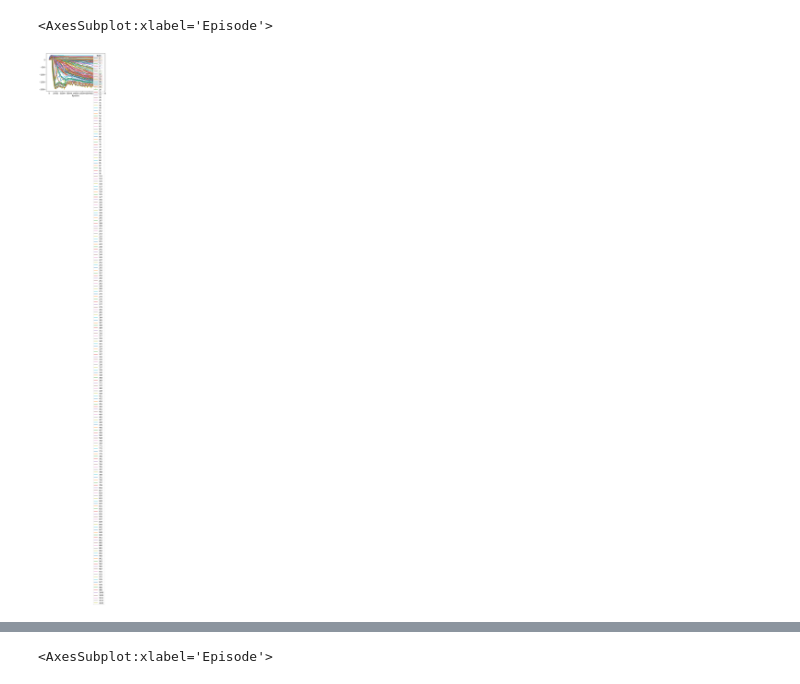
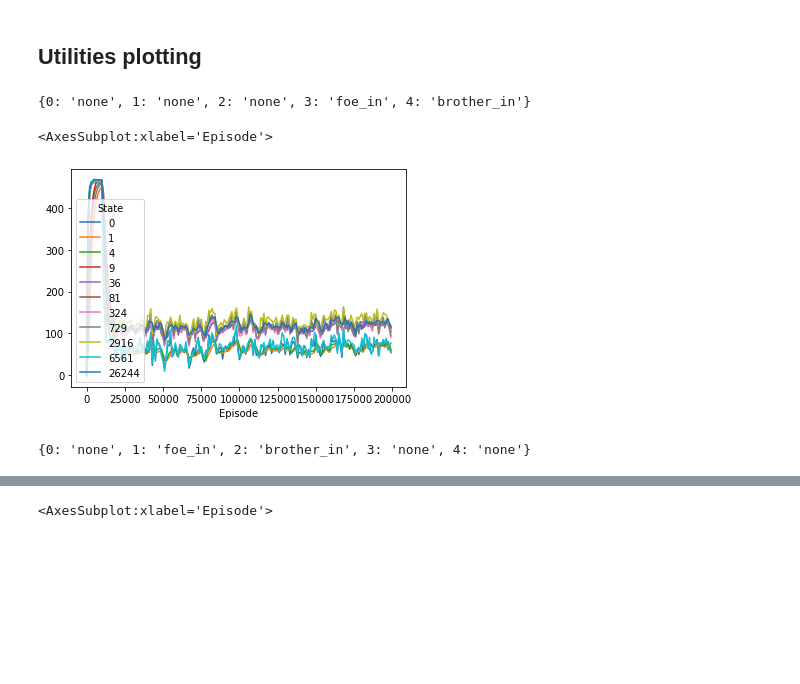
Before and after one commit to fbrand-new/reinforced-birds, a Jupyter notebook: AnimatePolicy.ipynb, the cells around one changed output, grey strips where cells are left out. Drawn from its saved outputs; the diff is of its cells as text; code cells hidden in the pictures; blank space fills up the shorter version.

```diff
--- a/AnimatePolicy.ipynb
+++ b/AnimatePolicy.ipynb
@@ -1,3 +1,5 @@
+# %% [markdown]
+## Utilities plotting
 # %%
 %matplotlib inline
 # %%
@@ -43,12 +99,20 @@ def extract_value(df, bird):
 # %%
-df = preprocessing(filename="data/value_policy.csv")
-df_val = extract_value(df,0)
-#df_val
-df_val.loc[:, (df_val != df_val.iloc[0]).any()].plot(legend=True)
+df = preprocessing(0)
+df_val = extract_value(df)
+df_val = df_val.loc[:, (df_val != df_val.iloc[0]).any()]
+#df_val = df_val.loc[:, 4]
+
+df_val.plot(legend=True)
+
 #Can clearly see that we haven't reach convergence for the value func
 # %% [output]
-<AxesSubplot:xlabel='Episode'>
+{0: 'none', 1: 'none', 2: 'none', 3: 'foe_in', 4: 'brother_in'}
+<AxesSubplot:xlabel='Episode'>
-[figure, old version]
+[figure, new version]
+# %%
+state_re_conv(729)
+# %% [output]
+{0: 'none', 1: 'foe_in', 2: 'brother_in', 3: 'none', 4: 'none'}
 # %%
 df = preprocessing(filename="data/value_policy.csv")
 df_val = extract_value(df,1)
```
Also changed, not shown: parts of 2 cells of this notebook, 4 other files.
